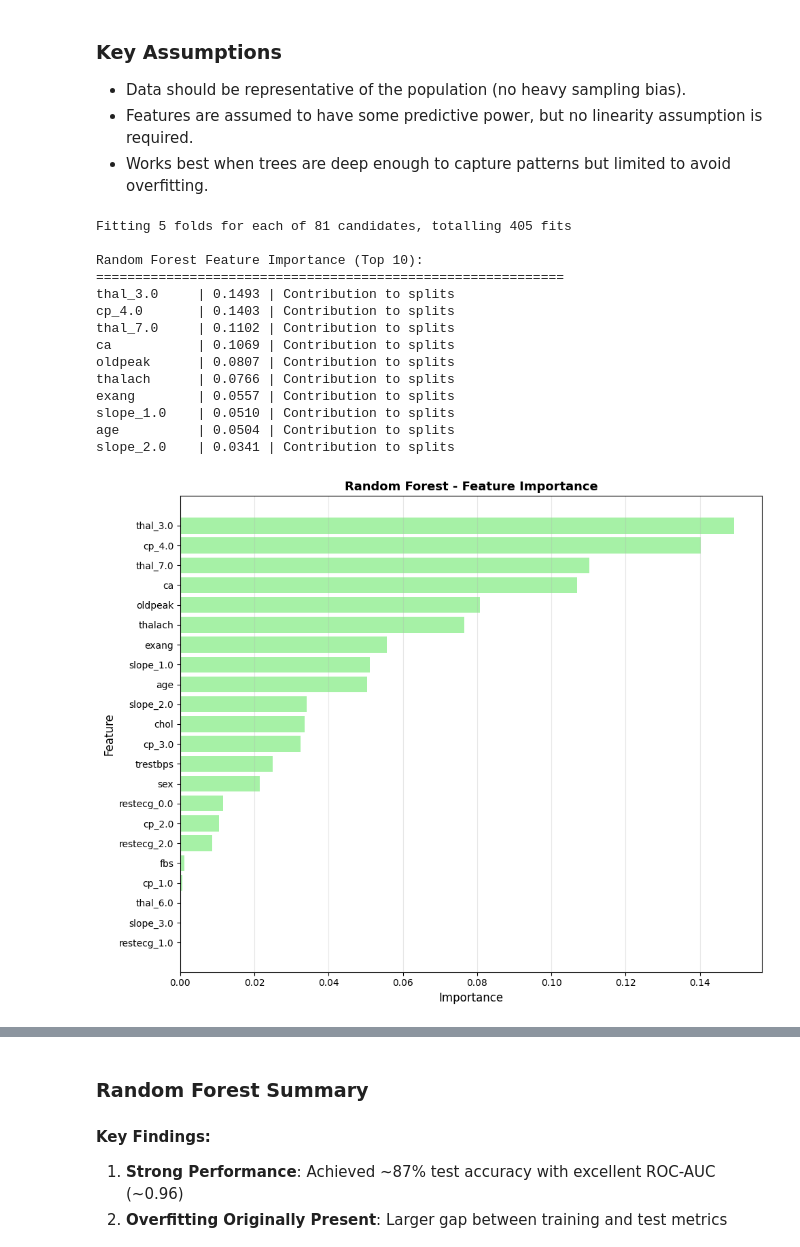
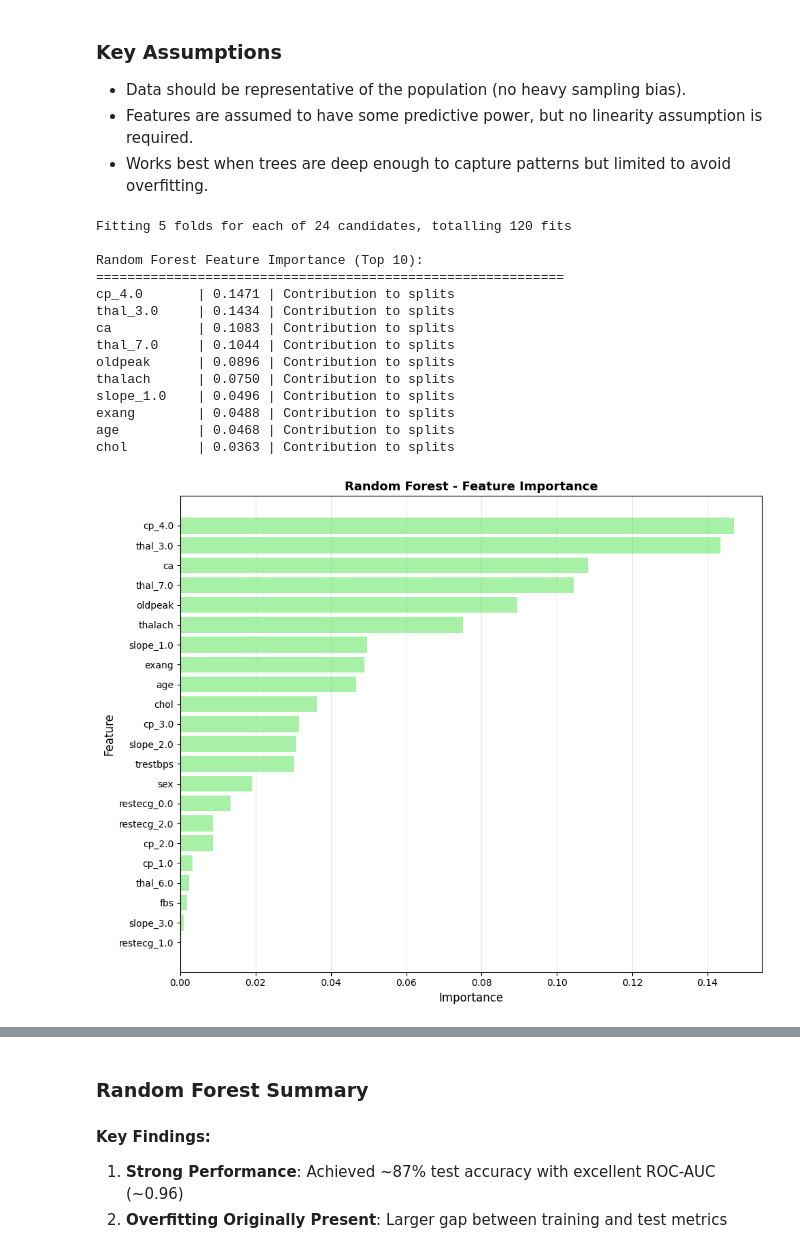
Before and after one commit to vinhbin/heartdiseaseDS, a Jupyter notebook: modeling_nb.ipynb, the cells around one changed output, grey strips where cells are left out. Cells and saved outputs as stored; diff of their text form; code cells hidden in the pictures.

```diff
--- a/modeling_nb.ipynb
+++ b/modeling_nb.ipynb
@@ -519,10 +581,10 @@ rf_clf = RandomForestClassifier(
 )
 
 rf_param_grid = {
-    "n_estimators": [300, 400, 500],
-    "max_depth": [3, 4, 5],
-    "min_samples_split": [10, 15, 20],
-    "min_samples_leaf": [4, 6, 8],
+    "n_estimators": [300, 500, 700],
+    "max_depth": [3, 4],
+    "min_samples_split": [5, 10],
+    "min_samples_leaf": [3, 5],
     "max_features": ["sqrt"],
 }
 
@@ -535,45 +597,45 @@ rf_grid = GridSearchCV(
     verbose=1       # Show progress during fitting
 )
 
 rf_grid.fit(X_train, y_train)
 rf_best = rf_grid.best_estimator_
 
 rf_feature_importance = pd.DataFrame({
     'Feature': X_train.columns,
     'Importance': rf_best.feature_importances_
 }).sort_values('Importance', ascending=False)
 
 print("\nRandom Forest Feature Importance (Top 10):")
 print("="*60)
 for idx, row in rf_feature_importance.head(10).iterrows():
     print(f"{row['Feature']:12s} | {row['Importance']:.4f} | Contribution to splits")
 
 # Visualize Feature Importance
 plt.figure(figsize=(10, 8))
 plt.barh(rf_feature_importance['Feature'], rf_feature_importance['Importance'], color='lightgreen', alpha=0.8)
 plt.xlabel('Importance', fontsize=12)
 plt.ylabel('Feature', fontsize=12)
 plt.title('Random Forest - Feature Importance', fontsize=13, fontweight='bold')
 plt.gca().invert_yaxis()
 plt.grid(axis='x', alpha=0.3)
 plt.tight_layout()
 plt.show()
 # %% [output]
-Fitting 5 folds for each of 81 candidates, totalling 405 fits
+Fitting 5 folds for each of 24 candidates, totalling 120 fits
 
 Random Forest Feature Importance (Top 10):
 ============================================================
-thal_3.0     | 0.1493 | Contribution to splits
-cp_4.0       | 0.1403 | Contribution to splits
-thal_7.0     | 0.1102 | Contribution to splits
-ca           | 0.1069 | Contribution to splits
-oldpeak      | 0.0807 | Contribution to splits
-thalach      | 0.0766 | Contribution to splits
-exang        | 0.0557 | Contribution to splits
-slope_1.0    | 0.0510 | Contribution to splits
-age          | 0.0504 | Contribution to splits
-slope_2.0    | 0.0341 | Contribution to splits
+cp_4.0       | 0.1471 | Contribution to splits
+thal_3.0     | 0.1434 | Contribution to splits
+ca           | 0.1083 | Contribution to splits
+thal_7.0     | 0.1044 | Contribution to splits
+oldpeak      | 0.0896 | Contribution to splits
+thalach      | 0.0750 | Contribution to splits
+slope_1.0    | 0.0496 | Contribution to splits
+exang        | 0.0488 | Contribution to splits
+age          | 0.0468 | Contribution to splits
+chol         | 0.0363 | Contribution to splits
-[figure, old version]
+[figure, new version]
 # %%
 '''Random Forest model'''
 
```
Also changed, not shown: parts of 8 cells of this notebook.
